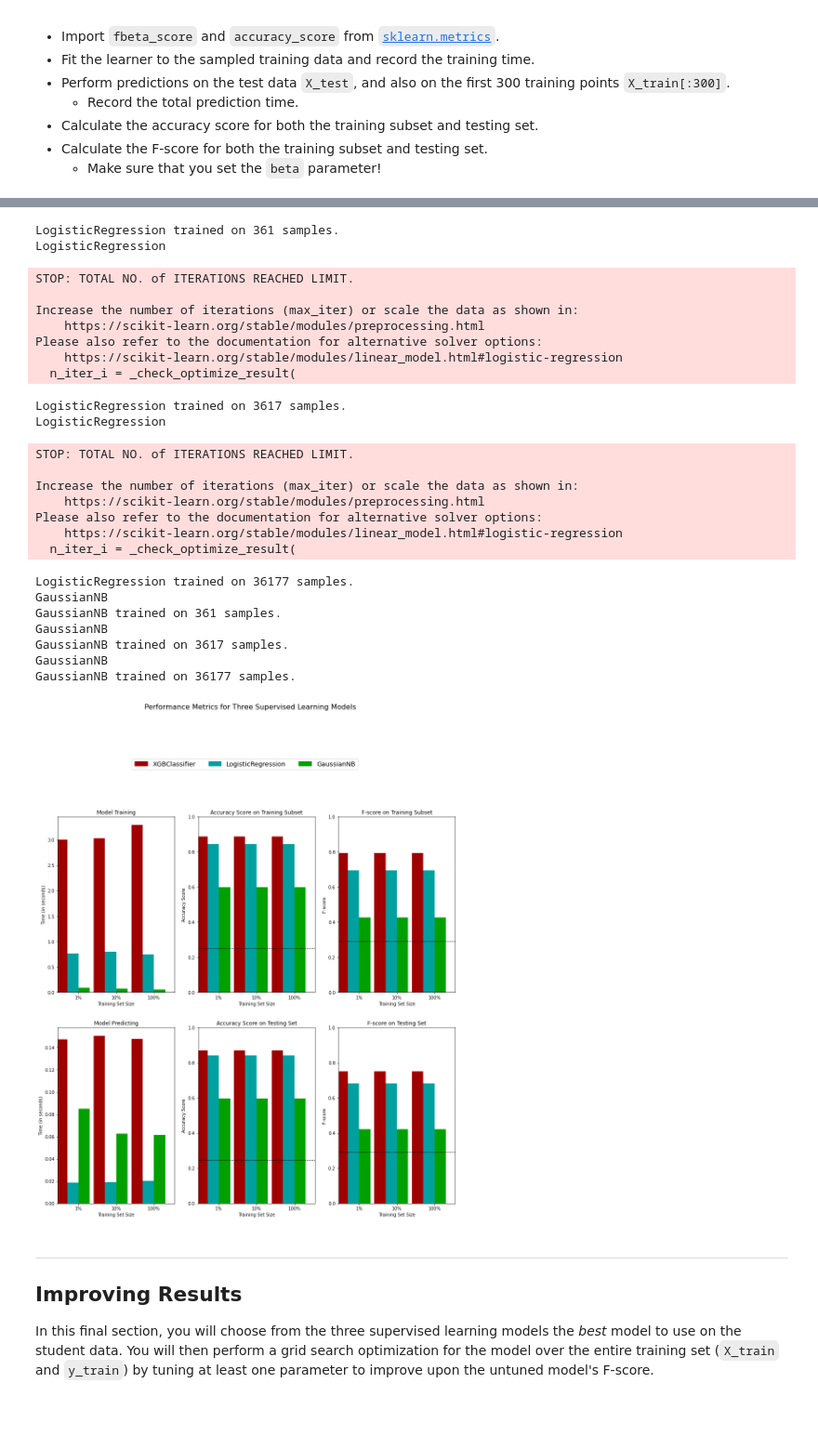
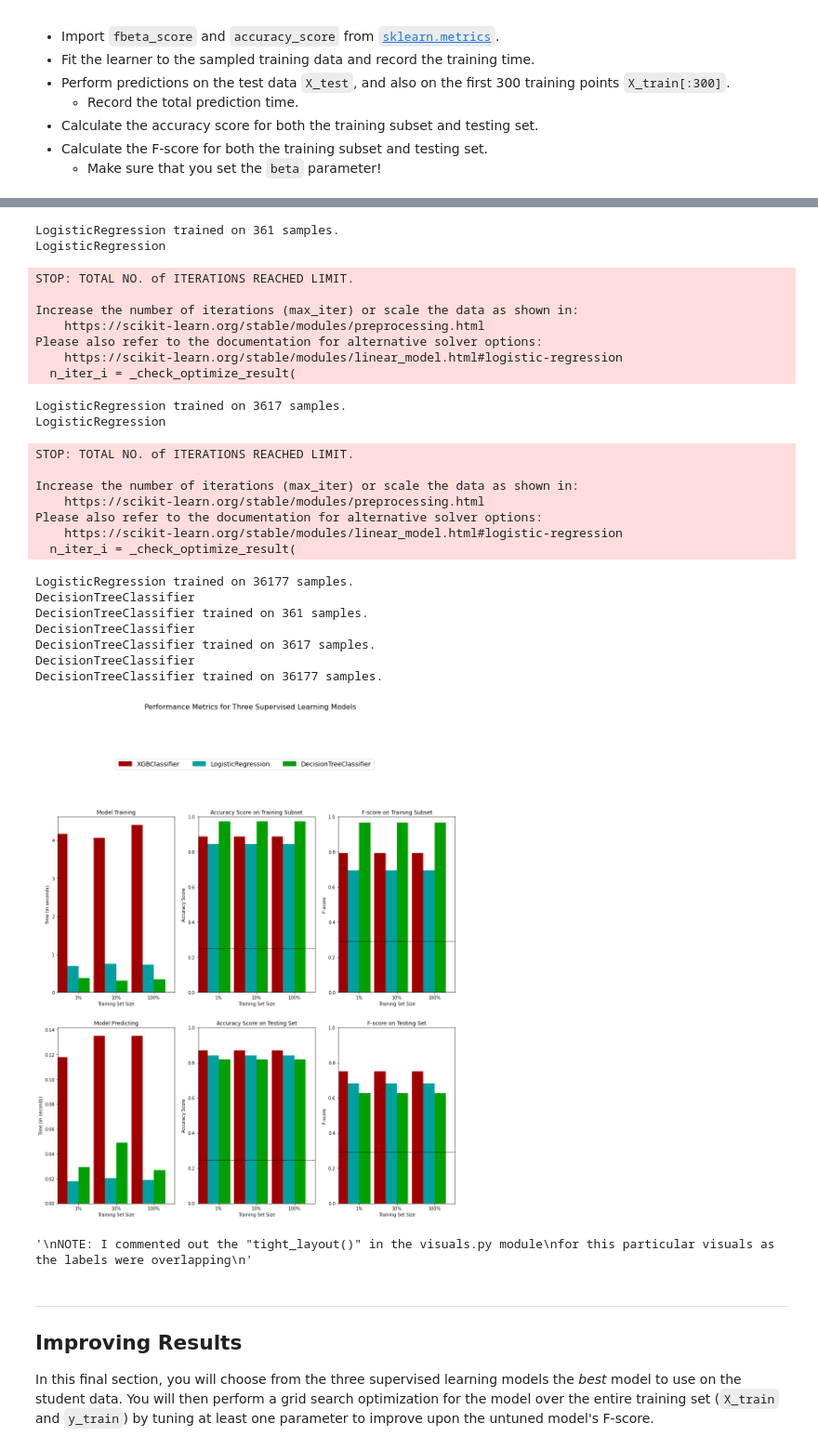
Before and after one commit to jmnickerson05/udacity_charity_ml, a Jupyter notebook: finding_donors(working version).ipynb, the cells around one changed output, grey strips where cells are left out. Shown at 93% size. Cells and saved outputs as stored; diff of their text form; code cells hidden in the pictures; blank space fills up the shorter version.

```diff
--- a/finding_donors(working version).ipynb
+++ b/finding_donors(working version).ipynb
@@ -380,10 +422,9 @@ from sklearn.tree import DecisionTreeClassifier
 
 # TODO: Initialize the three models
 clf_A = xgb.XGBClassifier()
-# clf_A = DecisionTreeClassifier()
 clf_B = LogisticRegression()
-# clf_C = DecisionTreeClassifier()
-clf_C = GaussianNB()
+clf_C = DecisionTreeClassifier()
+# clf_C = GaussianNB()
 
 # TODO: Calculate the number of samples for 1%, 10%, and 100% of the training data
 # HINT: samples_100 is the entire training set i.e. len(y_train)
@@ -408,7 +449,7 @@ vs.evaluate(results, accuracy, fscore)
 """
 NOTE: I commented out the "tight_layout()" in the visuals.py module
 for this particular visuals as the labels were overlapping
-""""""
+"""
 # %% [output]
 XGBClassifier
 XGBClassifier trained on 361 samples.
@@ -416,40 +457,41 @@ XGBClassifier
 XGBClassifier trained on 3617 samples.
 XGBClassifier
 XGBClassifier trained on 36177 samples.
 LogisticRegression
 STOP: TOTAL NO. of ITERATIONS REACHED LIMIT.
 
 Increase the number of iterations (max_iter) or scale the data as shown in:
     https://scikit-learn.org/stable/modules/preprocessing.html
 Please also refer to the documentation for alternative solver options:
     https://scikit-learn.org/stable/modules/linear_model.html#logistic-regression
   n_iter_i = _check_optimize_result(
 LogisticRegression trained on 361 samples.
 LogisticRegression
 STOP: TOTAL NO. of ITERATIONS REACHED LIMIT.
 
 Increase the number of iterations (max_iter) or scale the data as shown in:
     https://scikit-learn.org/stable/modules/preprocessing.html
 Please also refer to the documentation for alternative solver options:
     https://scikit-learn.org/stable/modules/linear_model.html#logistic-regression
   n_iter_i = _check_optimize_result(
 LogisticRegression trained on 3617 samples.
 LogisticRegression
 STOP: TOTAL NO. of ITERATIONS REACHED LIMIT.
 
 Increase the number of iterations (max_iter) or scale the data as shown in:
     https://scikit-learn.org/stable/modules/preprocessing.html
 Please also refer to the documentation for alternative solver options:
     https://scikit-learn.org/stable/modules/linear_model.html#logistic-regression
   n_iter_i = _check_optimize_result(
 LogisticRegression trained on 36177 samples.
-GaussianNB
-GaussianNB trained on 361 samples.
-GaussianNB
-GaussianNB trained on 3617 samples.
-GaussianNB
-GaussianNB trained on 36177 samples.
+DecisionTreeClassifier
+DecisionTreeClassifier trained on 361 samples.
+DecisionTreeClassifier
+DecisionTreeClassifier trained on 3617 samples.
+DecisionTreeClassifier
+DecisionTreeClassifier trained on 36177 samples.
-[figure, old version]
+[figure, new version]
+'\nNOTE: I commented out the "tight_layout()" in the visuals.py module\nfor this particular visuals as the labels were overlapping\n'
 # %% [markdown]
 ----
 ## Improving Results
```
Also changed, not shown: parts of 10 cells of this notebook.
